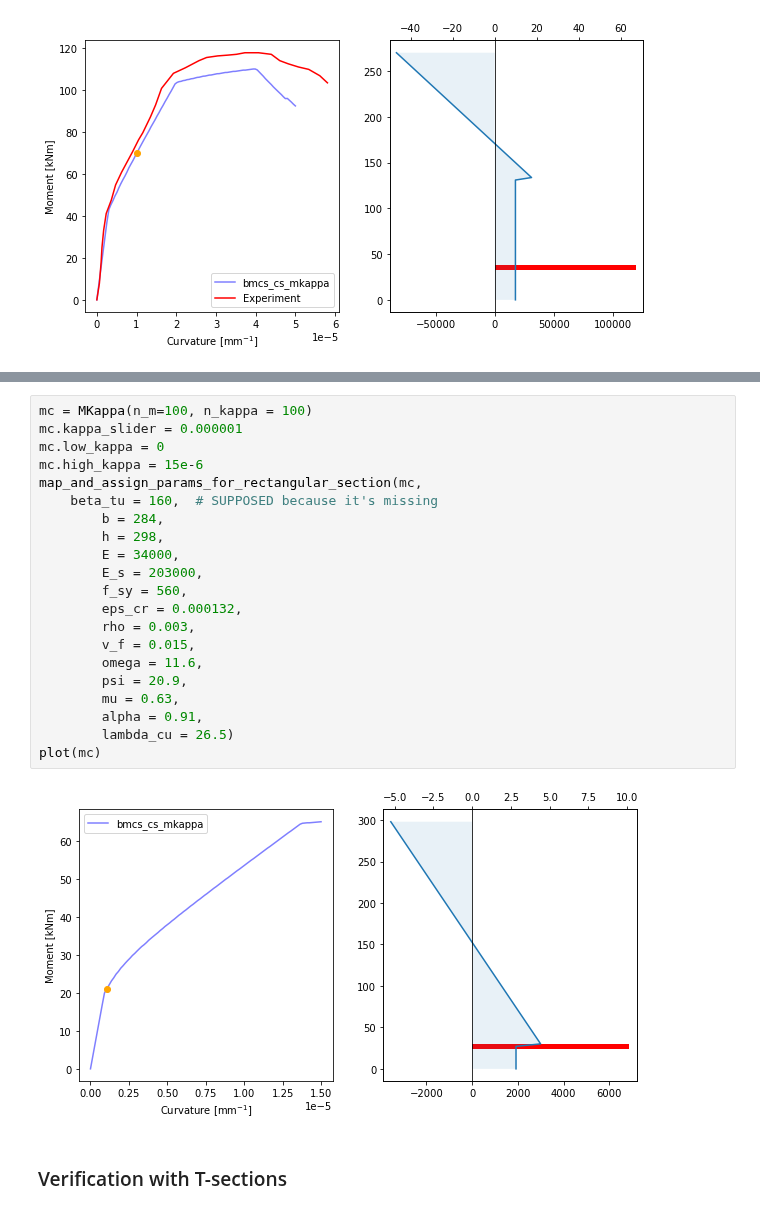
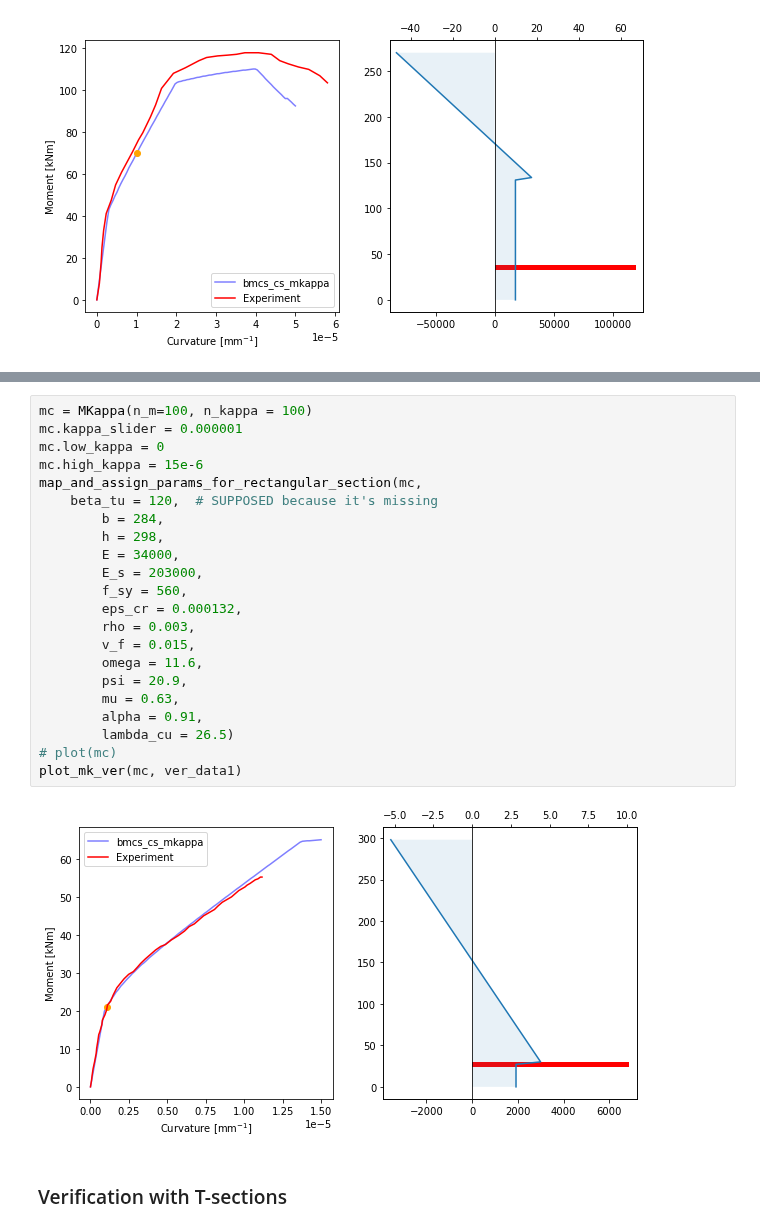
Before and after one commit to rosoba/bmcs_cross_section, a Jupyter notebook: bmcs_cross_section/mkappa/mkappa_verification.ipynb, the cells around one changed output, grey strips where cells are left out. Drawn from its saved outputs; the diff is of its cells as text.

```diff
--- a/bmcs_cross_section/mkappa/mkappa_verification.ipynb
+++ b/bmcs_cross_section/mkappa/mkappa_verification.ipynb
@@ -166,25 +161,26 @@ plot_mk_ver(mc, ver_data2)
 # %%
 mc = MKappa(n_m=100, n_kappa = 100)
 mc.kappa_slider = 0.000001
 mc.low_kappa = 0
 mc.high_kappa = 15e-6
 map_and_assign_params_for_rectangular_section(mc,
-    beta_tu = 160,  # SUPPOSED because it's missing
+    beta_tu = 120,  # SUPPOSED because it's missing
         b = 284,
         h = 298,
         E = 34000,
         E_s = 203000,
         f_sy = 560,
         eps_cr = 0.000132,
         rho = 0.003,
         v_f = 0.015,
         omega = 11.6,
         psi = 20.9,
         mu = 0.63,
         alpha = 0.91,
         lambda_cu = 26.5)
-plot(mc)
+# plot(mc)
+plot_mk_ver(mc, ver_data1)
 # %% [output]
-[figure, old version]
+[figure, new version]
 # %% [markdown]
 ### Verification with T-sections
```
Also changed, not shown: parts of 7 cells of this notebook, 4 other files.
